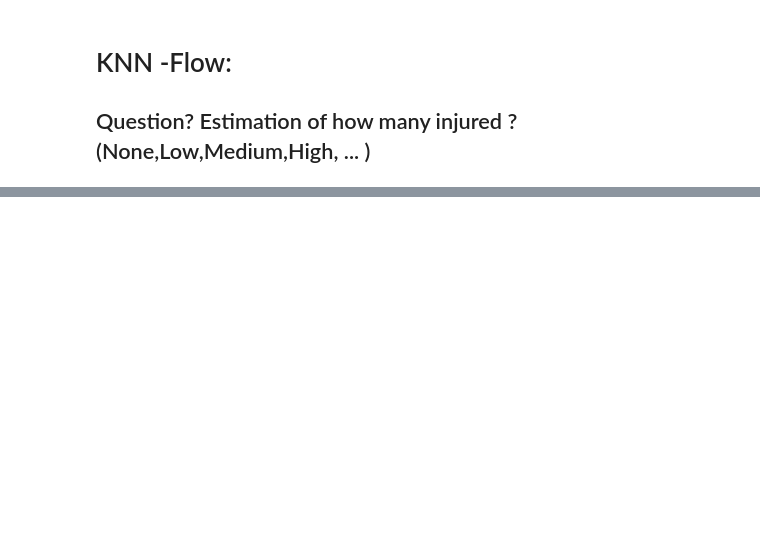
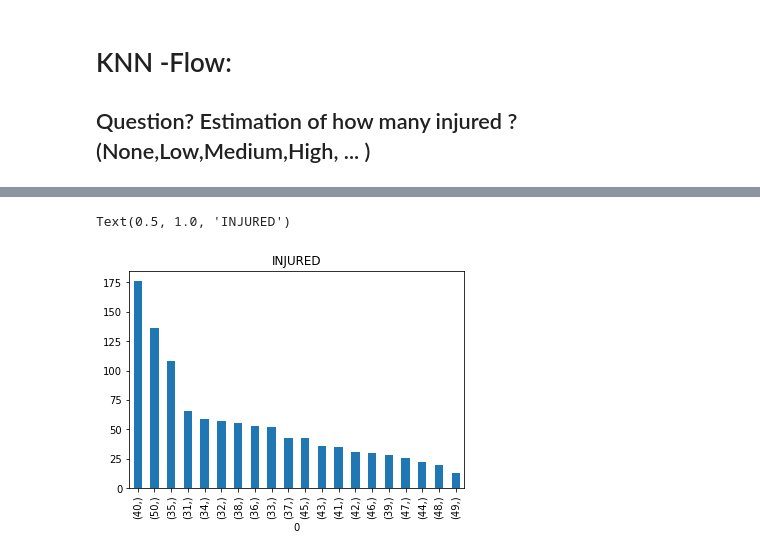
Before and after one commit to LahavHarary/Introduction-to-Data-Science-project, a Jupyter notebook: Machine Learning Notebook.ipynb, the cells around one changed output, grey strips where cells are left out. Saved outputs shown, nothing was run; the diff lists cells and outputs as text; code cells hidden in the pictures; blank space fills up the shorter version.

```diff
--- a/Machine Learning Notebook.ipynb
+++ b/Machine Learning Notebook.ipynb
@@ -351,0 +727,6 @@ evaluate
+# %%
+series_c.value_counts().plot(kind='bar')
+plt.title('INJURED')
+# %% [output]
+Text(0.5, 1.0, 'INJURED')
+[figure, added]
```
Also changed, not shown: parts of 57 cells of this notebook.
